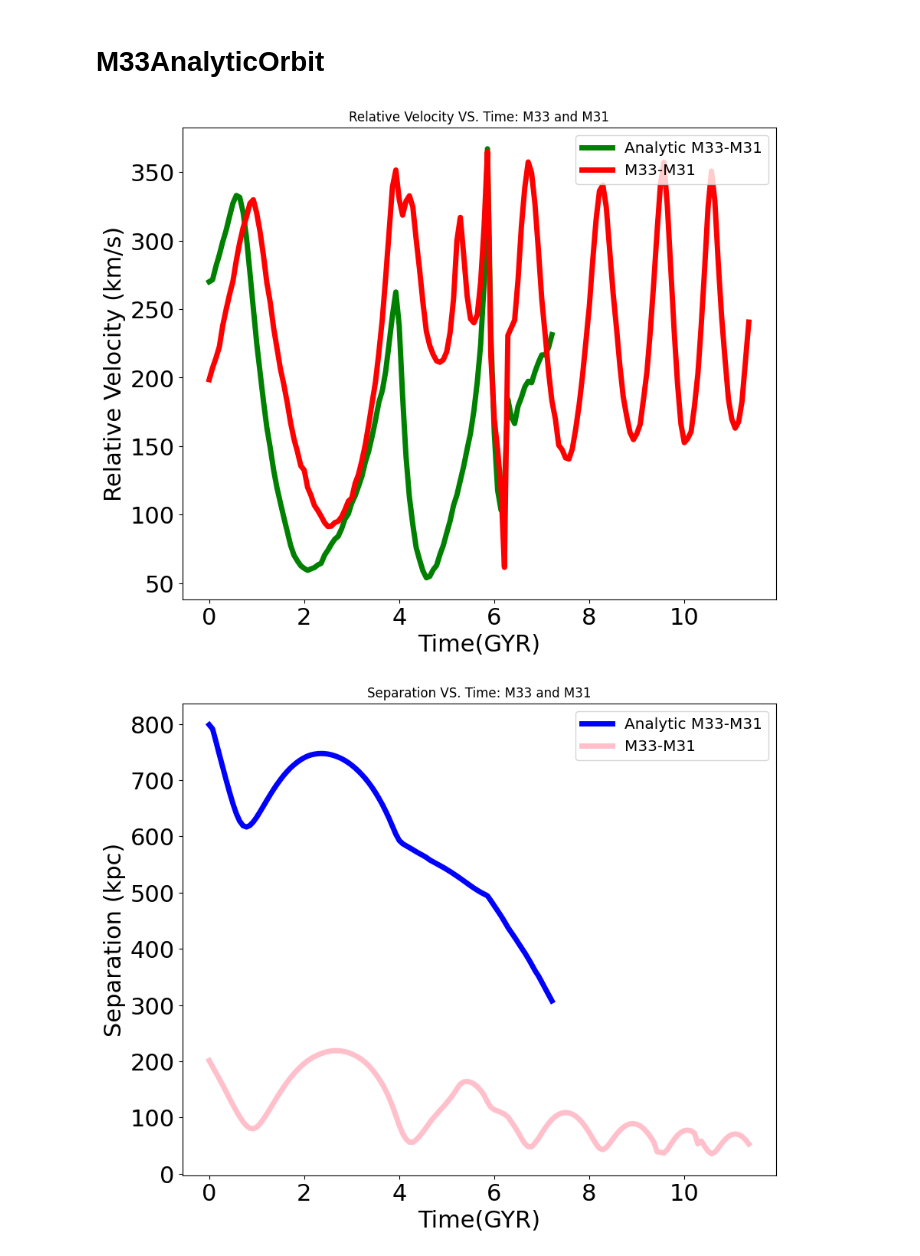
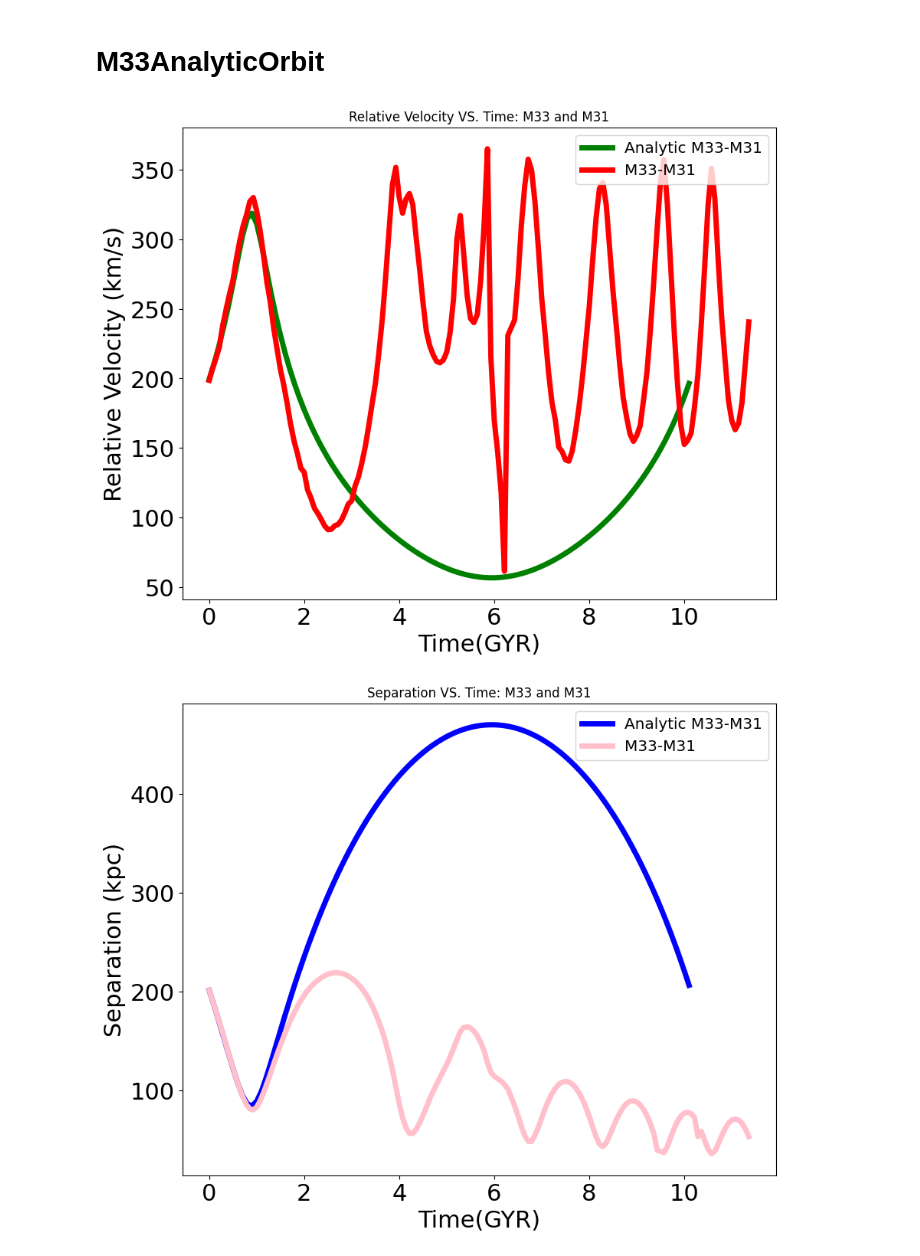
Before and after one commit to mat-3r/astr400B, a Jupyter notebook: Homeworks/Homework7/M33AnalyticOrbit.ipynb, the cells around one changed output. Cells and saved outputs as stored; diff of their text form; code cells hidden in the pictures.

```diff
--- a/Homeworks/Homework7/M33AnalyticOrbit.ipynb
+++ b/Homeworks/Homework7/M33AnalyticOrbit.ipynb
@@ -261,3 +261,7 @@ VelM33 = MagDiff(vel4,vel2)
+# %%
+#  the magnitude of the position and velocity
+PosM33  = np.sqrt((data4['x']**2) + (data4['y']**2)+(data4['z']**2))
+VelM33 =  np.sqrt((data4['vx']**2)+(data4['vy']**2)+(data4['vz']**2))
 # %%
 # ensure the time is also the same length
 mint = min(len(time2),len(VelM33)) # error due to length so ensure they are the same length
@@ -274,7 +278,7 @@ label_size = 22
 matplotlib.rcParams['xtick.labelsize'] = label_size
 matplotlib.rcParams['ytick.labelsize'] = label_size
 #plot magnitude of relative velocity vs time for M33 and M31
-plt.plot(newt, VelM33  ,color = "green", linewidth = 5, label='Analytic M33-M31')
+plt.plot(time4, VelM33 ,color = "green", linewidth = 5, label='Analytic M33-M31')
 plt.plot(time2, VelM33M31 ,color = "red", linewidth = 5, label='M33-M31')
 # Axes labels
 plt.xlabel('Time(GYR)',fontsize=22)
@@ -284,28 +288,28 @@ plt.title("Relative Velocity VS. Time: M33 and M31")
 plt.legend(loc='upper right',fontsize='x-large')
 plt.show()
 # %% [output]
-[figure, old version]
+[figure, new version]
 # %%
 # Plot the position of M33AnalyticOrbit and M31 and overplot from last homework
 
 fig,ax = plt.subplots(figsize=(10,8))
 
 #adjust tick label font size
 label_size = 22
 matplotlib.rcParams['xtick.labelsize'] = label_size
 matplotlib.rcParams['ytick.labelsize'] = label_size
 #plot magnitude of relative velocity vs time for M33 and M31
-plt.plot(newt2 , PosM33  ,color = "blue", linewidth = 5, label='Analytic M33-M31')
+plt.plot(time4 ,PosM33 ,color = "blue", linewidth = 5, label='Analytic M33-M31')
 plt.plot(time2, RelPosM33M31 ,color = "pink", linewidth = 5, label='M33-M31')
 # Axes labels
 plt.xlabel('Time(GYR)',fontsize=22)
 plt.ylabel('Separation (kpc)', fontsize=22)
 plt.title("Separation VS. Time: M33 and M31")
 # Legeng
 plt.legend(loc='upper right',fontsize='x-large')
 plt.show()
 # %% [output]
-[figure, old version]
+[figure, new version]
 # %%
 #Part 2
 #The plots are somewhat alike for the total velocity  but for the total position (separation)
```
Also changed, not shown: parts of 4 cells of this notebook, 4 other files.
